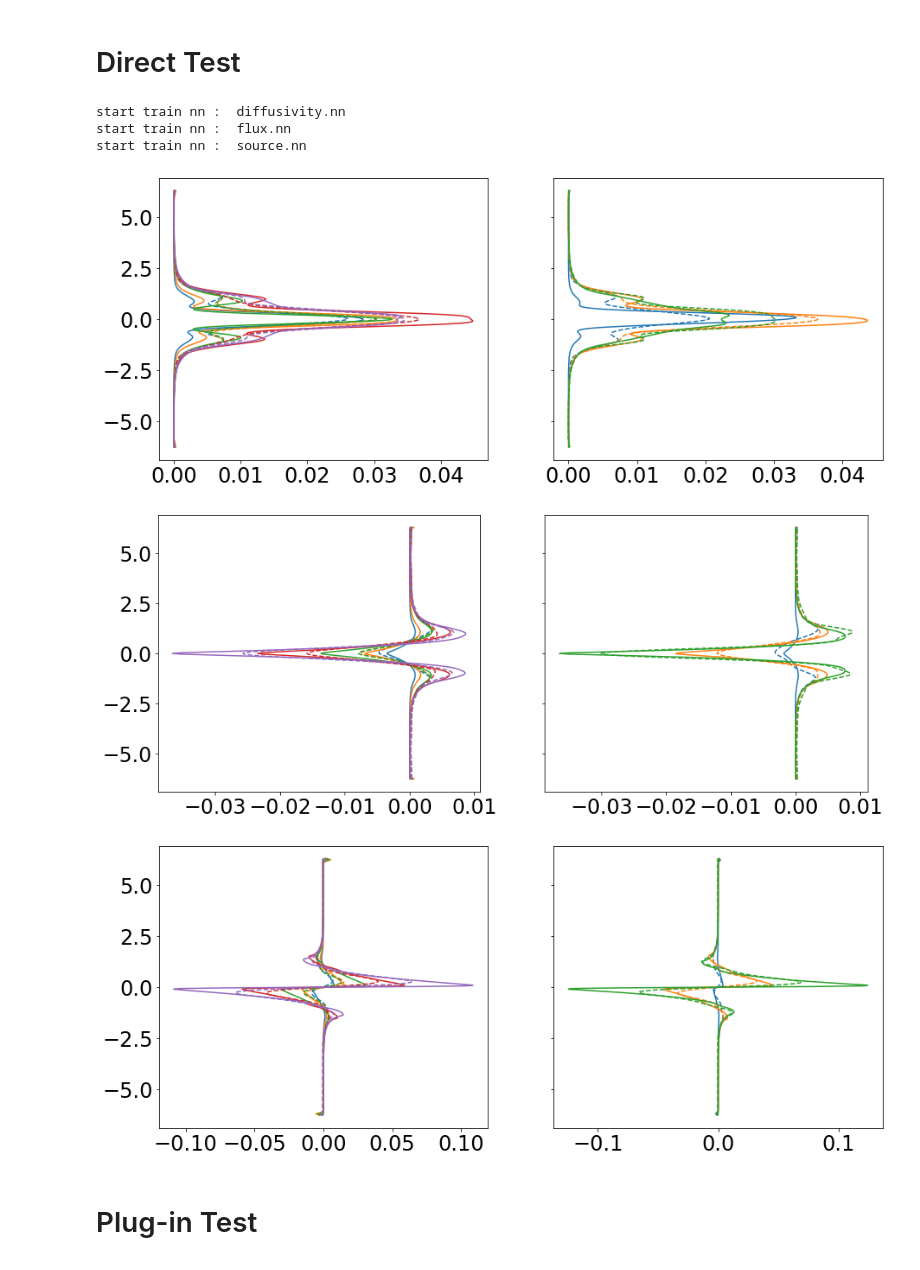
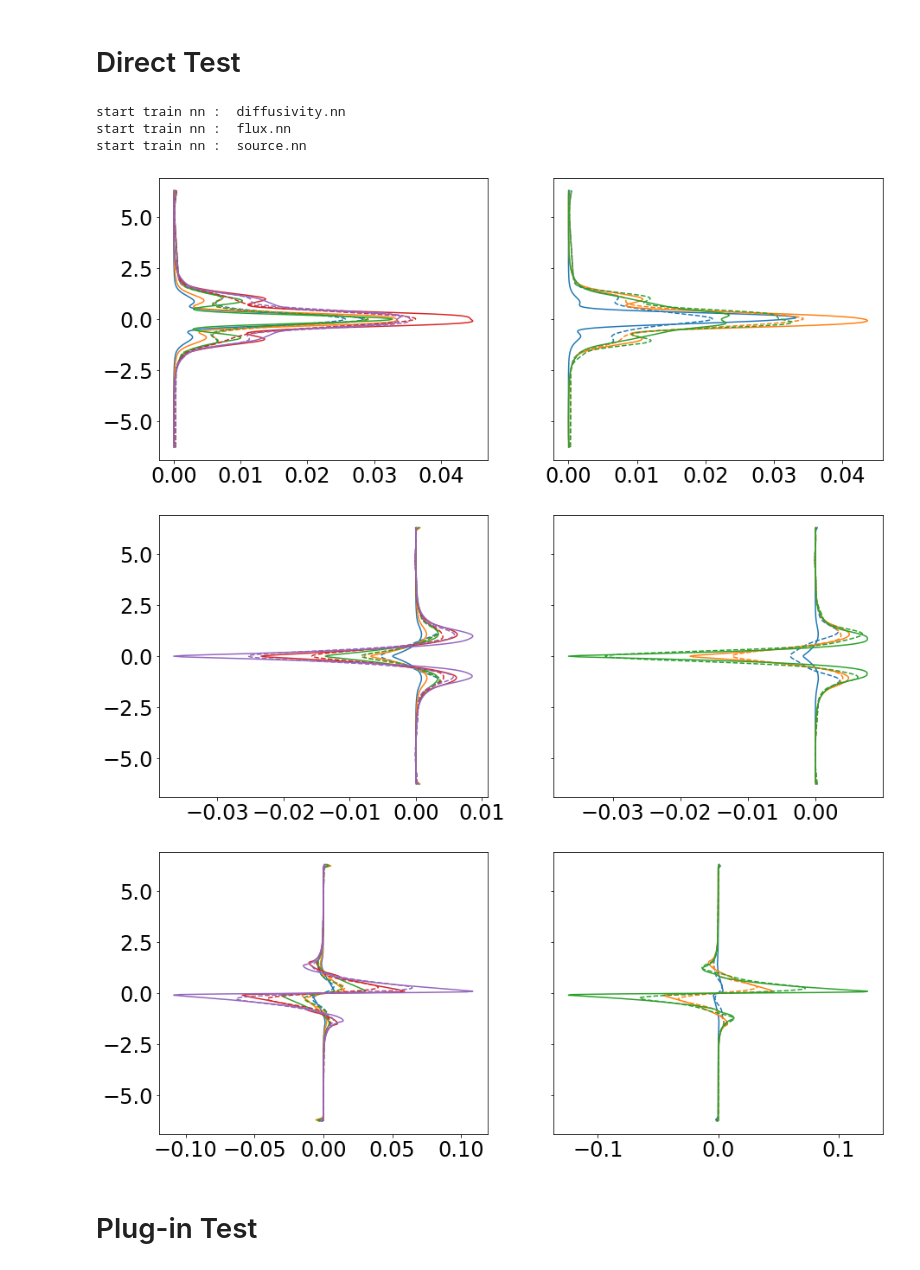
Before and after one commit to Zhengyu-Huang/Point-Jet, a Jupyter notebook: Point_jet/Direct_NN_FCN.ipynb, the cells around one changed output. Drawn from its saved outputs; the diff is of its cells as text; code cells hidden in the pictures.

```diff
--- a/Point_jet/Direct_NN_FCN.ipynb
+++ b/Point_jet/Direct_NN_FCN.ipynb
@@ -133,12 +133,12 @@ for nn_save_name in ["diffusivity.nn", "flux.nn", "source.nn"]:
 
     print("start train nn : ", nn_save_name)
     if nn_save_name == "diffusivity.nn":
-        x_train =  np.stack((q_mean_abs.flatten(), dq_dy_mean.flatten())).T
+        x_train =  np.stack((q_mean.flatten(), dq_dy_mean.flatten())).T
         y_train =  mu_f.flatten()[:,np.newaxis].astype(np.float32)/mu_scale
 
 
     elif nn_save_name == "flux.nn":
-        x_train = np.stack((q_mean_abs.flatten(), dq_dy_mean.flatten())).T.astype(np.float32)
+        x_train = np.stack((q_mean.flatten(), dq_dy_mean.flatten())).T.astype(np.float32)
         y_train = closure_mean.flatten()[:,np.newaxis].astype(np.float32)/flux_scale
 
     elif nn_save_name == "source.nn":
@@ -216,22 +216,22 @@ for nn_save_name in ["diffusivity.nn", "flux.nn", "source.nn"]:
 
     print("start train nn : ", nn_save_name)
     if nn_save_name == "diffusivity.nn":
-        x_train  =  np.stack((q_mean_abs.flatten(), dq_dy_mean.flatten())).T
+        x_train  =  np.stack((q_mean.flatten(), dq_dy_mean.flatten())).T
         y_train_raw =  mu_f
         y_train   =  mu_f.flatten()[:,np.newaxis].astype(np.float32)/mu_scale
 
-        x_test  =  np.stack((q_mean_abs_test.flatten(), dq_dy_mean_test.flatten())).T
+        x_test  =  np.stack((q_mean_test.flatten(), dq_dy_mean_test.flatten())).T
         y_test_raw =  mu_f_test
         y_test   =  mu_f_test.flatten()[:,np.newaxis].astype(np.float32)/mu_scale
 
         scale = mu_scale
         non_negative = True
     elif nn_save_name == "flux.nn":
-        x_train = np.stack((q_mean_abs.flatten(), dq_dy_mean.flatten())).T.astype(np.float32)
+        x_train = np.stack((q_mean.flatten(), dq_dy_mean.flatten())).T.astype(np.float32)
         y_train_raw = closure_mean
         y_train = closure_mean.flatten()[:,np.newaxis].astype(np.float32)/flux_scale
 
-        x_test = np.stack((q_mean_abs_test.flatten(), dq_dy_mean_test.flatten())).T.astype(np.float32)
+        x_test = np.stack((q_mean_test.flatten(), dq_dy_mean_test.flatten())).T.astype(np.float32)
         y_test_raw = closure_mean_test
         y_test = closure_mean_test.flatten()[:,np.newaxis].astype(np.float32)/flux_scale
 
@@ -246,37 +246,37 @@ for nn_save_name in ["diffusivity.nn", "flux.nn", "source.nn"]:
         x_test = np.stack((q_mean_test.flatten(), dq_dy_mean_test.flatten())).T.astype(np.float32)
         y_test_raw = d_closure_mean_test
         y_test = d_closure_mean_test.flatten()[:,np.newaxis].astype(np.float32)/source_scale
 
 
         scale = source_scale
         non_negative = False
     else:
         print("nn_save_name : ", nn_save_name, " is not recognized")
 
     fig, ax = plt.subplots(ncols=2, sharey=True, nrows=1, figsize=((15,6)))
 
-    N_data = q_mean_abs.shape[0]
+    N_data = q_mean.shape[0]
     y_train_pred = NeuralNet.net_eval(net=trained_net, x=x_train, mu_scale=scale, non_negative=non_negative, filter_on=filter_on, filter_sigma=filter_sigma, n_data=N_data).reshape((N_data, N_y))
     for i in range(N_data):
         ax[0].plot(y_train_raw[i,:], yy, color="C"+str(i))
         ax[0].plot(y_train_pred[i,:], yy, "--", color="C"+str(i))
 
 
-    N_data = q_mean_abs_test.shape[0]
+    N_data = q_mean_test.shape[0]
     y_test_pred = NeuralNet.net_eval(net=trained_net, x=x_test, mu_scale=scale, non_negative=non_negative, filter_on=filter_on, filter_sigma=filter_sigma, n_data=N_data).reshape((N_data, N_y))
     for i in range(N_data):
         ax[1].plot(y_test_raw[i,:], yy, color="C"+str(i))
         ax[1].plot(y_test_pred[i,:], yy, "--", color="C"+str(i))
 
 
 #         ax[0].set_xlabel("closure")
 #         ax[1].set_xlabel("mu")
 # %% [output]
 start train nn :  diffusivity.nn
 start train nn :  flux.nn
 start train nn :  source.nn
-[figure, old version]
+[figure, new version]
-[figure, old version]
+[figure, new version]
 [figure]
 # %% [markdown]
 # Plug-in Test
```
Also changed, not shown: parts of 3 cells of this notebook, 22 other files.
